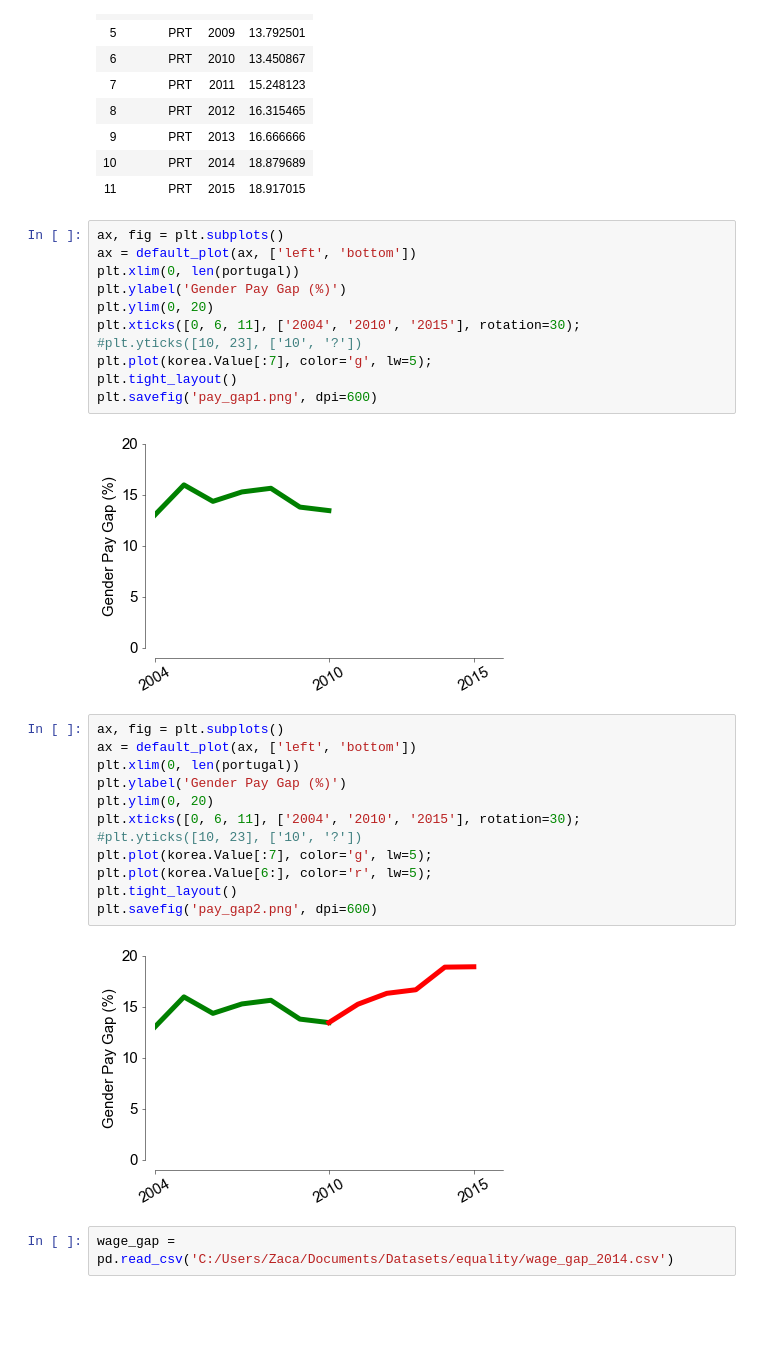
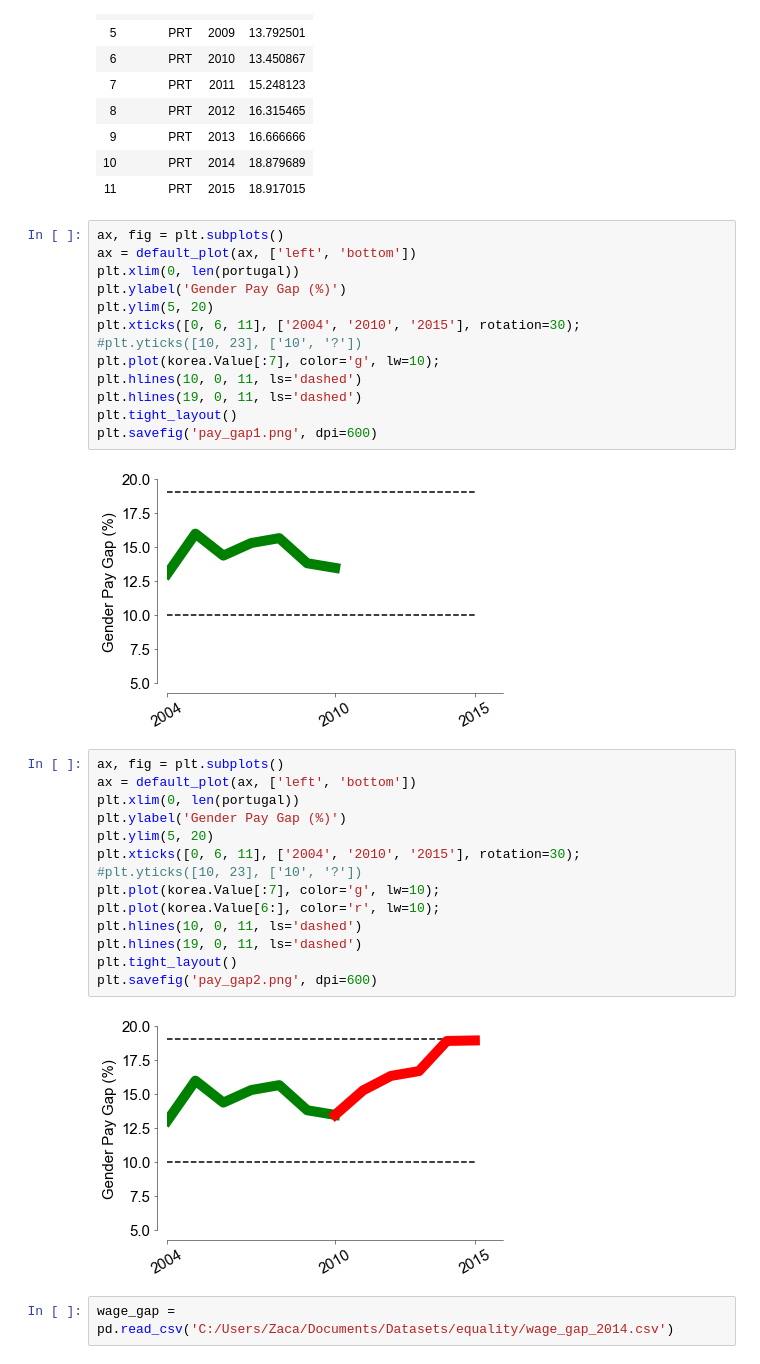
Before and after one commit to ricardozacarias/ironhackathon, a Jupyter notebook: paid_leave.ipynb, the cells around one changed output. Drawn from its saved outputs; the diff is of its cells as text; blank space fills up the shorter version.

```diff
--- a/paid_leave.ipynb
+++ b/paid_leave.ipynb
@@ -326,27 +331,31 @@ ax, fig = plt.subplots()
 ax = default_plot(ax, ['left', 'bottom'])
 plt.xlim(0, len(portugal))
 plt.ylabel('Gender Pay Gap (%)')
-plt.ylim(0, 20)
+plt.ylim(5, 20)
 plt.xticks([0, 6, 11], ['2004', '2010', '2015'], rotation=30);
 #plt.yticks([10, 23], ['10', '?'])
-plt.plot(korea.Value[:7], color='g', lw=5);
+plt.plot(korea.Value[:7], color='g', lw=10);
+plt.hlines(10, 0, 11, ls='dashed')
+plt.hlines(19, 0, 11, ls='dashed')
 plt.tight_layout()
 plt.savefig('pay_gap1.png', dpi=600)
 # %% [output]
-[figure, old version]
+[figure, new version]
 # %%
 ax, fig = plt.subplots()
 ax = default_plot(ax, ['left', 'bottom'])
 plt.xlim(0, len(portugal))
 plt.ylabel('Gender Pay Gap (%)')
-plt.ylim(0, 20)
+plt.ylim(5, 20)
 plt.xticks([0, 6, 11], ['2004', '2010', '2015'], rotation=30);
 #plt.yticks([10, 23], ['10', '?'])
-plt.plot(korea.Value[:7], color='g', lw=5);
-plt.plot(korea.Value[6:], color='r', lw=5);
+plt.plot(korea.Value[:7], color='g', lw=10);
+plt.plot(korea.Value[6:], color='r', lw=10);
+plt.hlines(10, 0, 11, ls='dashed')
+plt.hlines(19, 0, 11, ls='dashed')
 plt.tight_layout()
 plt.savefig('pay_gap2.png', dpi=600)
 # %% [output]
-[figure, old version]
+[figure, new version]
 # %%
 wage_gap = pd.read_csv('C:/Users/Zaca/Documents/Datasets/equality/wage_gap_2014.csv')
```
Also changed, not shown: parts of 14 cells of this notebook, 4 other files.
